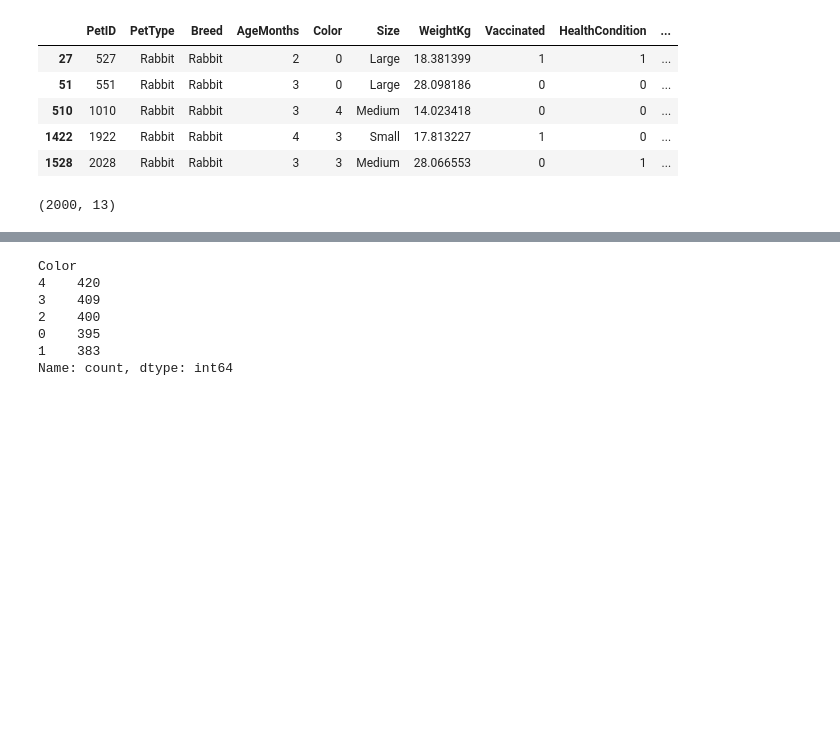
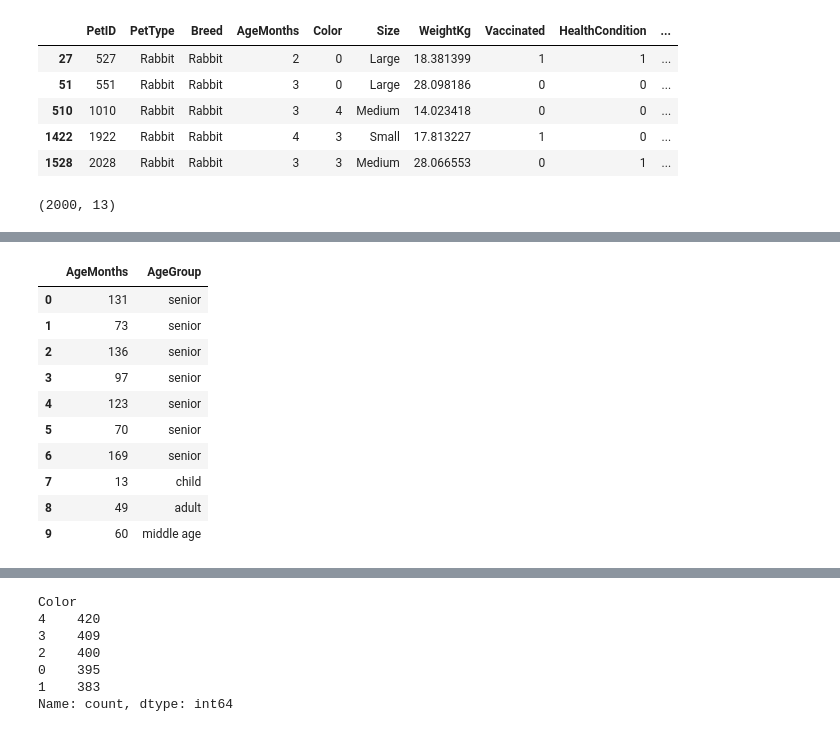
Before and after one commit to JesanOvi/Data-Science, a Jupyter notebook: data_preprocessing.ipynb, the cells around one changed output, grey strips where cells are left out. Drawn from its saved outputs; the diff is of its cells as text; code cells hidden in the pictures; blank space fills up the shorter version.

```diff
--- a/data_preprocessing.ipynb
+++ b/data_preprocessing.ipynb
@@ -511,0 +632,16 @@ df.shape
+# %%
+df['AgeGroup'] = pd.cut(df['AgeMonths'], bins=[0, 18, 30, 50, 65, 180], labels=['child', 'young adult', 'adult', 'middle age', 'senior'])
+# %%
+df[['AgeMonths', 'AgeGroup']].head(10)
+# %% [output]
+|  | AgeMonths | AgeGroup |
+| 0 | 131 | senior |
+| 1 | 73 | senior |
+| 2 | 136 | senior |
+| 3 | 97 | senior |
+| 4 | 123 | senior |
+| 5 | 70 | senior |
+| 6 | 169 | senior |
+| 7 | 13 | child |
+| 8 | 49 | adult |
+| 9 | 60 | middle age |
```
Also changed, not shown: parts of 37 cells of this notebook.
